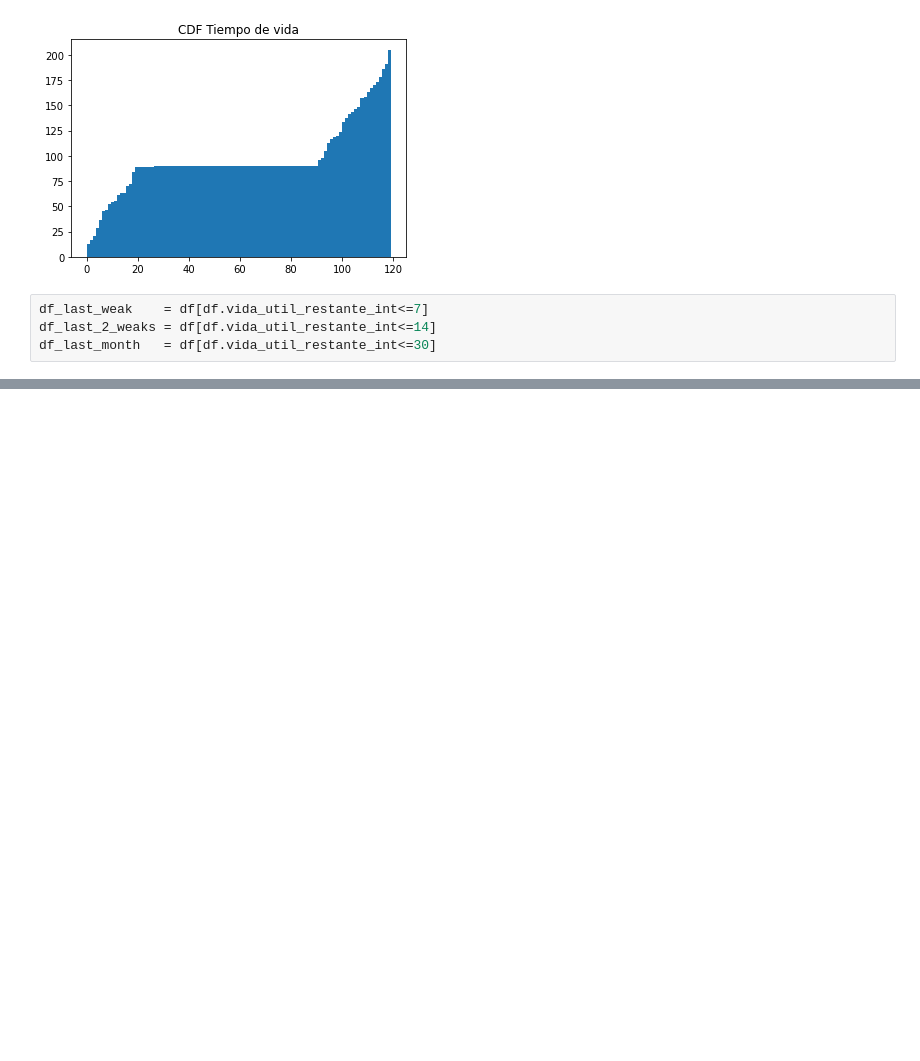
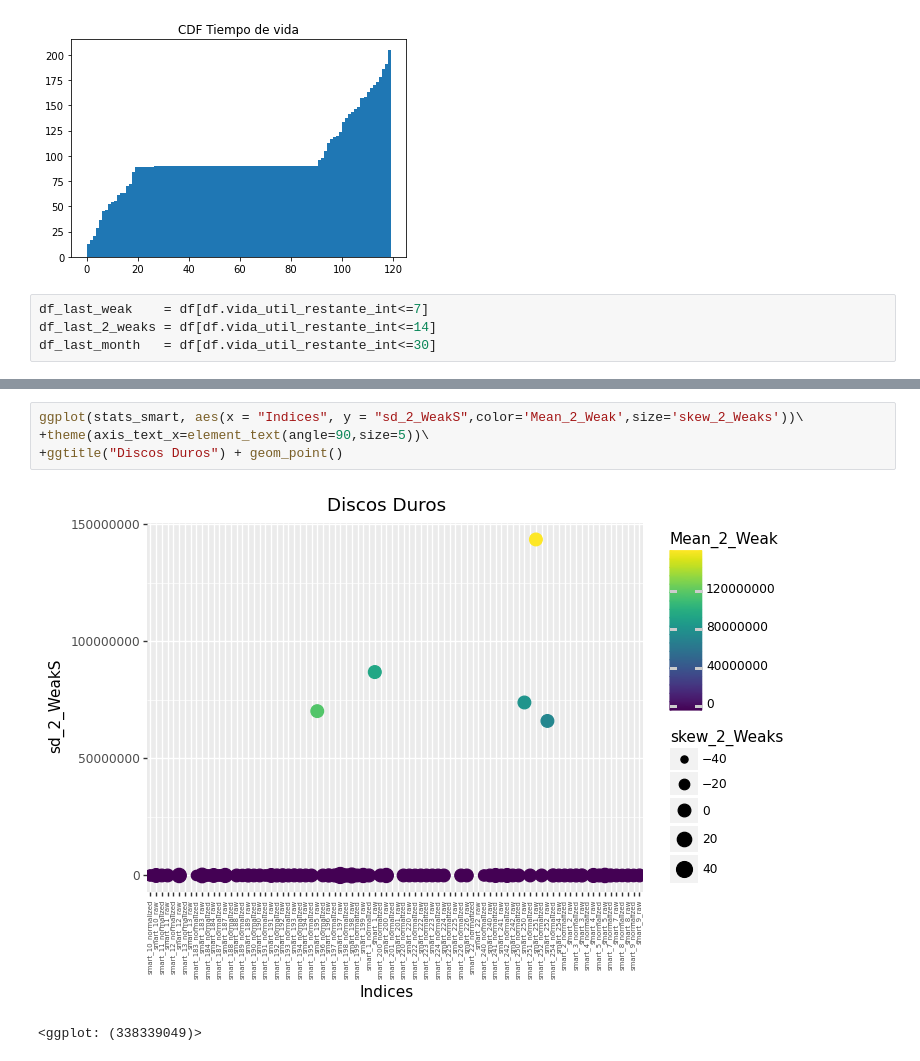
Before and after one commit to MIIIO2020/Prueba_2_AP, a Jupyter notebook: Python/Mati.ipynb, the cells around one changed output, grey strips where cells are left out. Cells and saved outputs as stored; diff of their text form; blank space fills up the shorter version.

```diff
--- a/Python/Mati.ipynb
+++ b/Python/Mati.ipynb
@@ -227,0 +214,7 @@ vida_
+# %%
+ggplot(stats_smart, aes(x = "Indices", y = "sd_2_WeakS",color='Mean_2_Weak',size='skew_2_Weaks'))\
++theme(axis_text_x=element_text(angle=90,size=5))\
++ggtitle("Discos Duros") + geom_point()
+# %% [output]
+[figure, added]
+<ggplot: (338339049)>
```
Also changed, not shown: parts of 21 cells of this notebook.
